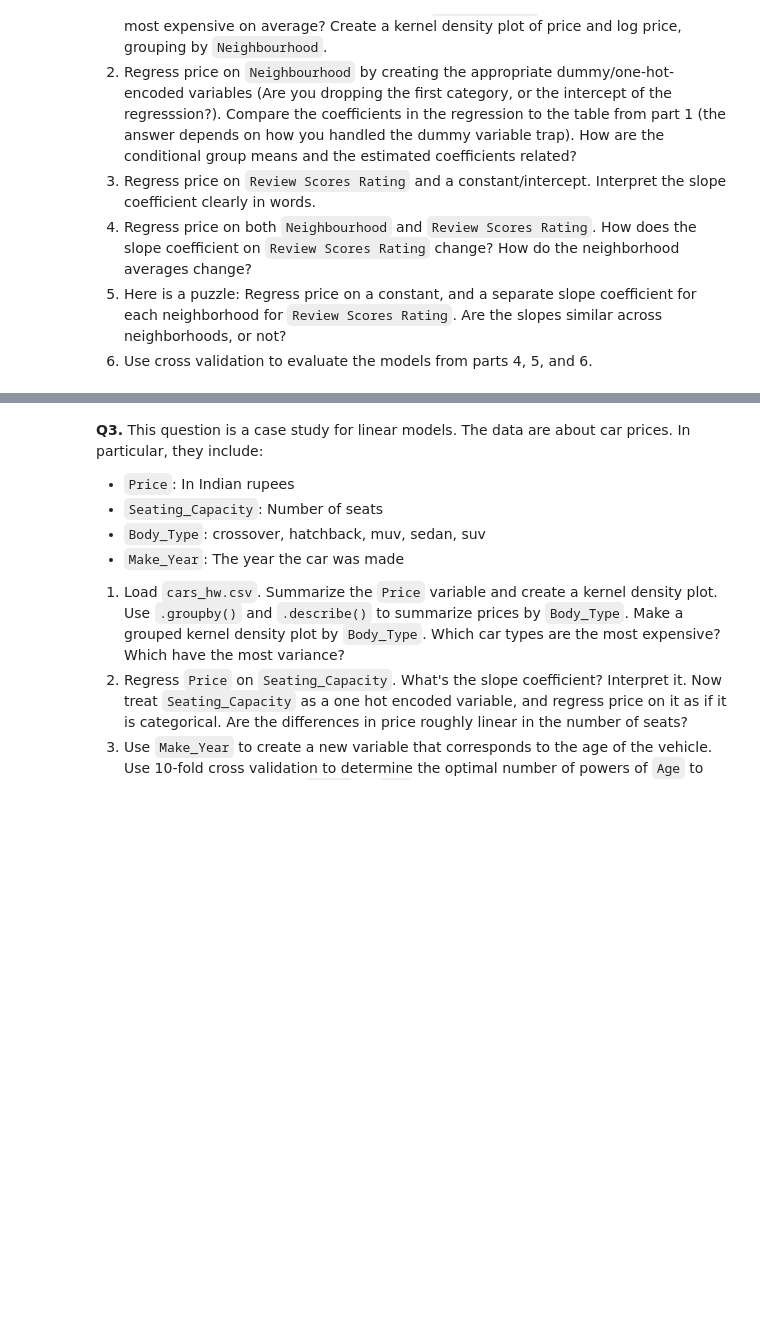
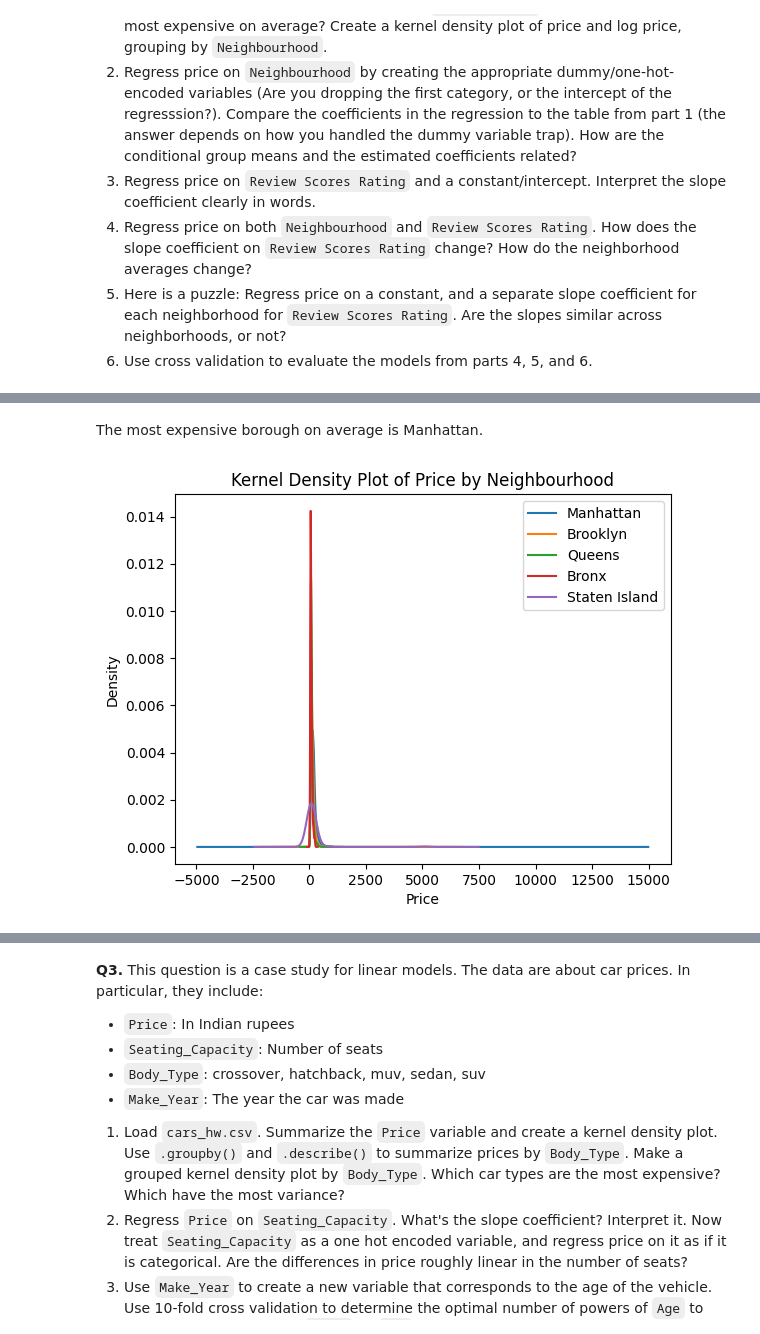
Before and after one commit to msoly25/undergrad_ml_assignments, a Jupyter notebook: 03_assignment_linear_models.ipynb, the cells around one changed output, grey strips where cells are left out. Saved outputs shown, nothing was run; the diff lists cells and outputs as text; code cells hidden in the pictures; blank space fills up the shorter version.

```diff
--- a/03_assignment_linear_models.ipynb
+++ b/03_assignment_linear_models.ipynb
@@ -58,0 +112,10 @@ The value of k is chosen to balance accuracy and reliability with computational
+# %%
+df = df.rename(columns={
+    "Price per night": "price",
+    "Review Scores Rating": "review_score",
+    "Neighbourhood": "neighbourhood"
+})
+# %%
+df = df[["Price", "review_score","Neighbourhood "]].dropna()
+# %%
+df.columns = df.columns.str.strip()
@@ -58,0 +124,2 @@ The value of k is chosen to balance accuracy and reliability with computational
+# %%
+df["log_price"] = np.log(df["Price"])
@@ -58,0 +147,12 @@ The value of k is chosen to balance accuracy and reliability with computational
+# %% [markdown]
+The most expensive borough on average is Manhattan.
+# %%
+for n in df["Neighbourhood"].unique():
+    df.loc[df["Neighbourhood"] == n, "Price"].plot(kind="kde", label=n)
+
+plt.title("Kernel Density Plot of Price by Neighbourhood")
+plt.xlabel("Price")
+plt.legend()
+plt.show()
+# %% [output]
+[figure, added]
```
Also changed, not shown: parts of 33 cells of this notebook.
